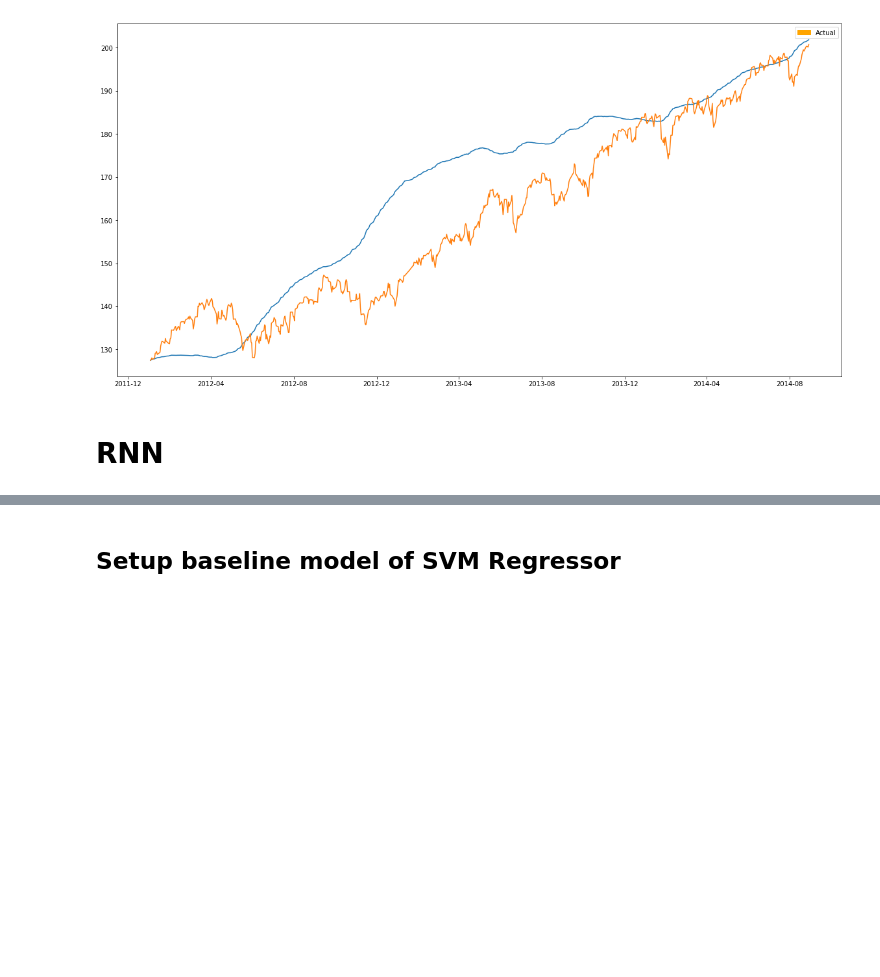
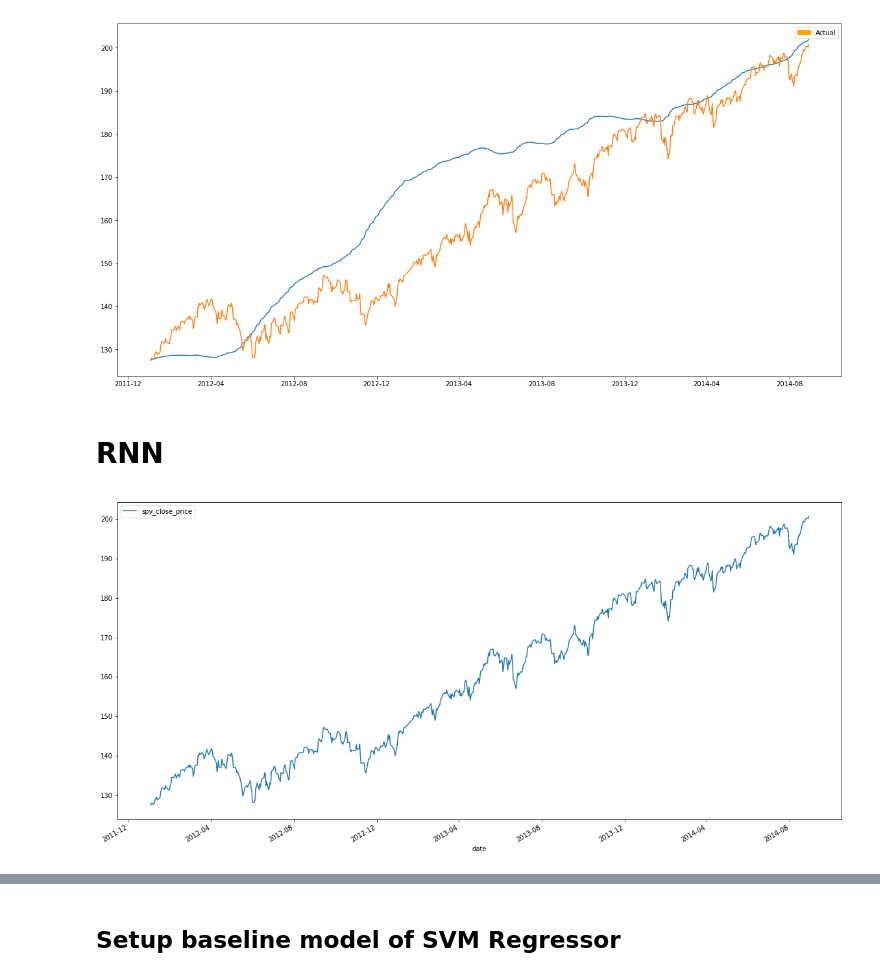
Before and after one commit to arkwl/CSE391, a Jupyter notebook: SemesterProject/StockMarketPrediction.ipynb, the cells around one changed output, grey strips where cells are left out. Cells and saved outputs as stored; diff of their text form; code cells hidden in the pictures; blank space fills up the shorter version.

```diff
--- a/SemesterProject/StockMarketPrediction.ipynb
+++ b/SemesterProject/StockMarketPrediction.ipynb
@@ -281 +283,7 @@ plt.show()
+# %%
+data = ts[['spy_close_price']]
+data.plot(y='spy_close_price')
+plt.show()
+# %% [output]
+[figure, added]
 # %%
```
Also changed, not shown: parts of 12 cells of this notebook.
